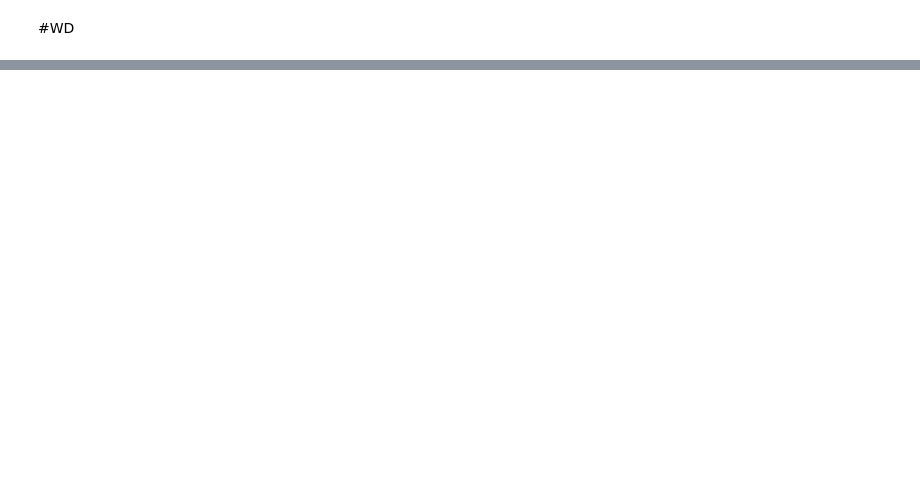
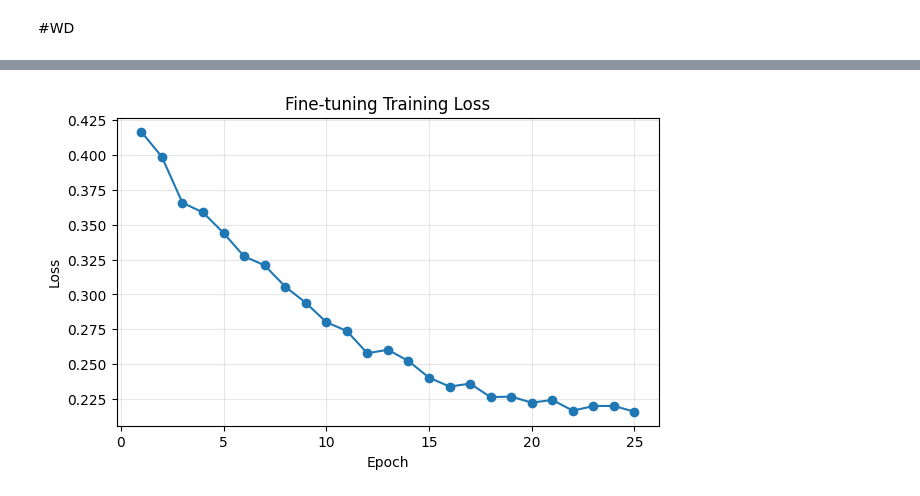
Before and after one commit to noureldin75/RetinaGrade, a Jupyter notebook: nootbooks/eda.ipynb, the cells around one changed output, grey strips where cells are left out. Drawn from its saved outputs; the diff is of its cells as text; code cells hidden in the pictures; blank space fills up the shorter version.

```diff
--- a/nootbooks/eda.ipynb
+++ b/nootbooks/eda.ipynb
@@ -596,0 +514,20 @@ Proliferative       0.44      0.16      0.23        44
+# %%
+model.load_state_dict(torch.load('/RetinaGrade/CheckPoint/best_model.pt'))
+
+for layer_idx in [6, 7, 8]:
+    for param in model.features[layer_idx].parameters():
+        param.requires_grad = True
+
+trainable_params = sum(p.numel() for p in model.parameters() if p.requires_grad)
+total_params = sum(p.numel() for p in model.parameters())
+print(f"Trainable params: {trainable_params:,} / {total_params:,} ({100*trainable_params/total_params:.1f}%)")
+
+optimizer = optim.Adam([
+    {'params': model.classifier.parameters(), 'lr': 1e-4},
+    {'params': model.features[6].parameters(), 'lr': 1e-5},
+    {'params': model.features[7].parameters(), 'lr': 1e-5},
+    {'params': model.features[8].parameters(), 'lr': 1e-4},
+], weight_decay=1e-4)
+
+scheduler = optim.lr_scheduler.ReduceLROnPlateau(optimizer, mode='min', factor=0.5, patience=2)
+early_stopper = EarlyStopping(patience=10, min_delta=0.001, path='/RetinaGrade/CheckPoint/best_model_finetuned.pt', mode='max')
@@ -596,0 +537,65 @@ Proliferative       0.44      0.16      0.23        44
+# %%
+
+ft_train_losses = []
+ft_val_losses = []
+epoches =40
+
+for epoch in range(epoches):
+
+    model.train()
+    running_loss = 0.0
+
+    for images, labels in train_loader:
+        images, labels = images.to(device), labels.to(device)
+
+        optimizer.zero_grad()
+        outputs = model(images)
+        loss = loss_function(outputs, labels)
+        loss.backward()
+        optimizer.step()
+
+        running_loss += loss.item()
+
+    avg_train_loss = running_loss / len(train_loader)
+    ft_train_losses.append(avg_train_loss)
+
+    model.eval()
+    running_val_loss = 0.0
+    with torch.no_grad():
+        for images, labels in val_loader:
+            images, labels = images.to(device), labels.to(device)
+            outputs = model(images)
+            loss = loss_function(outputs, labels)
+            running_val_loss += loss.item()
+
+    avg_val_loss = running_val_loss / len(val_loader)
+    ft_val_losses.append(avg_val_loss)
+
+    print(
+        f"Epoch {epoch + 1}/{epoches} "
+        f"- train_loss: {avg_train_loss:.4f} "
+        f"- val_loss: {avg_val_loss:.4f}"
+    )
+
+    val_metrics = evaluate_model(model, val_loader, device, average="macro", plot=False)
+    val_f1 = val_metrics["f1"]
+    print(f"  val macro F1: {val_f1:.4f}")
+
+    scheduler.step(avg_val_loss)
+    current_lr_head = optimizer.param_groups[0]['lr']
+    print(f"  current LR (classifier): {current_lr_head:.2e}")
+
+    early_stopper(val_f1, model)
+
+    if early_stopper.early_stop:
+        print(f"Early stopping triggered at epoch {epoch + 1} (best F1: {early_stopper.best_score:.4f})")
+        break
+
+
+model.load_state_dict(torch.load('/RetinaGrade/CheckPoint/best_model_finetuned.pt'))
+print("The bset fine-tuning model is downloded successfully")
+
+
+plot_training_curve(ft_train_losses, title="Fine-tuning Training Loss")
+plot_training_curve(ft_val_losses, title="Fine-tuning Validation Loss")
+# %% [output]
@@ -596,0 +619 @@ Proliferative       0.44      0.16      0.23        44
+[figure, added]
```
Also changed, not shown: parts of 12 cells of this notebook.
